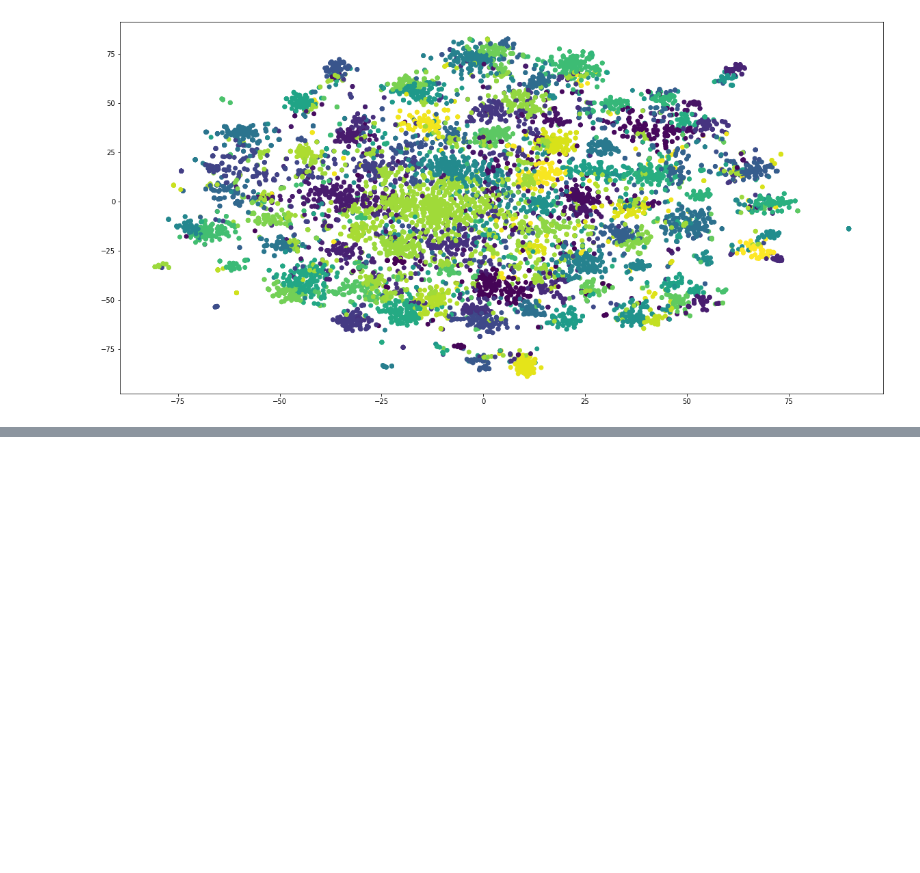
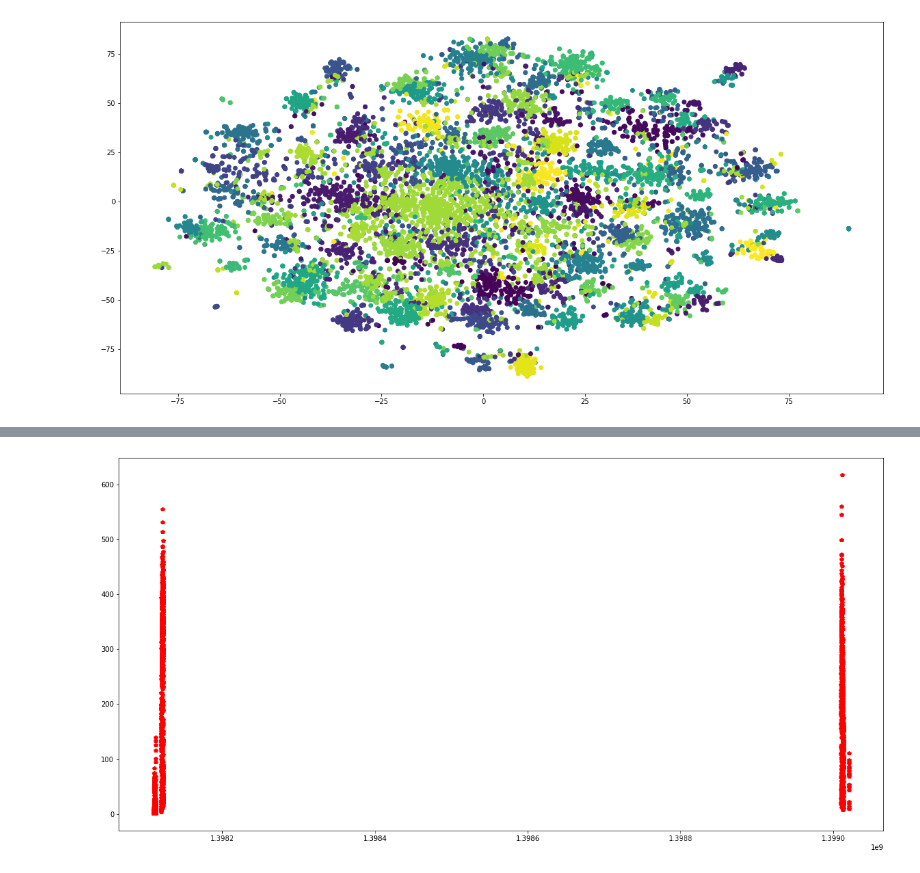
Before and after one commit to sajjadGG/CovidSocial2020, a Jupyter notebook: AllTogether.ipynb, the cells around one changed output, grey strips where cells are left out. Saved outputs shown, nothing was run; the diff lists cells and outputs as text; code cells hidden in the pictures; blank space fills up the shorter version.

Commit message:
produce timeseries with hour granularity

```diff
--- a/AllTogether.ipynb
+++ b/AllTogether.ipynb
@@ -304,0 +376,4 @@ plt.show()
+# %%
+df['hour'] = df['time'].apply(lambda x : toHour(x))
+# %%
+ts=df.groupby(['hour' , 'clutser']).count()
@@ -304,0 +382,2 @@ plt.show()
+# %%
+ts = ts.sort_index()
@@ -304,0 +392,5 @@ plt.show()
+# %%
+l0 = ts.index.get_level_values(0)
+l1 = ts.index.get_level_values(1)
+cond = (l1 == 7)
+ts[cond]
@@ -304,0 +412,6 @@ plt.show()
+# %%
+plt.figure(figsize=(20,10))
+plt.plot(ts[cond].index.get_level_values(0) , ts[cond]['time'] , 'rp')
+plt.show()
+# %% [output]
+[figure, added]
```
Also changed, not shown: parts of 22 cells of this notebook.
